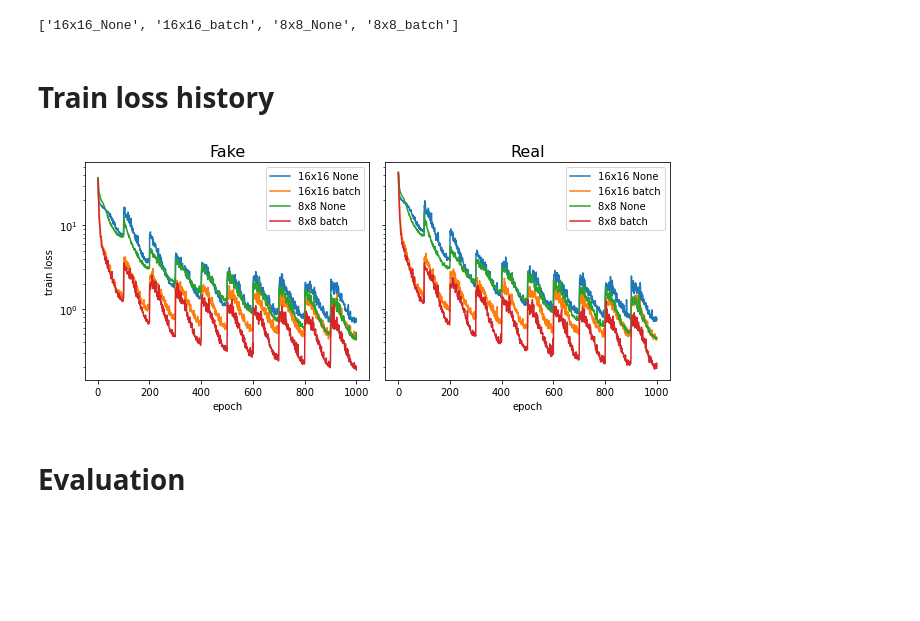
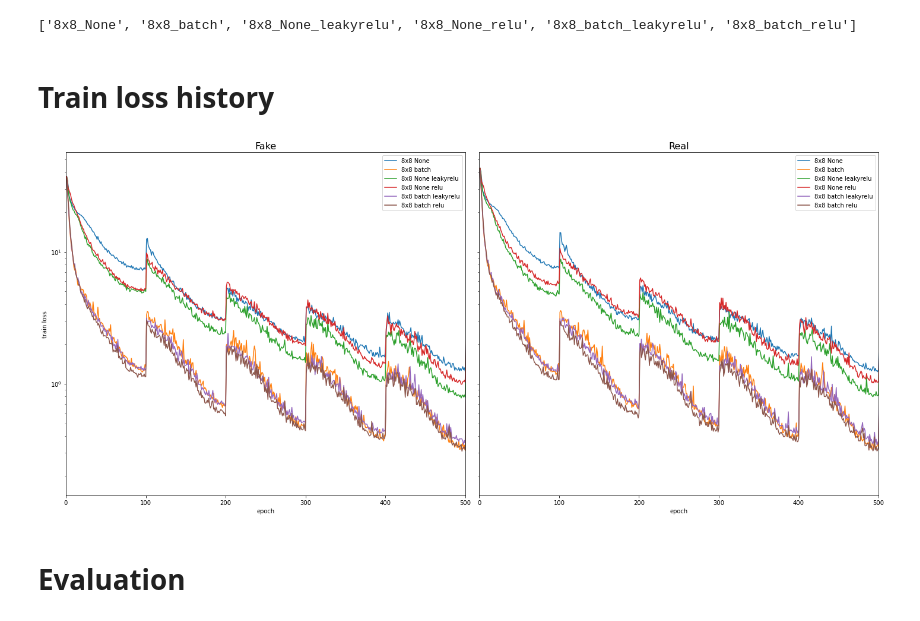
Before and after one commit to pphuangyi/toygan_experiments, a Jupyter notebook: scripts/compare_bert_vitconvdeconv.ipynb, the cells around one changed output. Cells and saved outputs as stored; diff of their text form; code cells hidden in the pictures; blank space fills up the shorter version.

```diff
--- a/scripts/compare_bert_vitconvdeconv.ipynb
+++ b/scripts/compare_bert_vitconvdeconv.ipynb
@@ -6,14 +6,14 @@ import matplotlib.pyplot as plt
 # %%
 path_base = Path('/home/yhuang2/PROJs/LS4GAN/toygan_outdir/toy-adc/vit/pretrain')
 model_types = []
-for model in sorted(path_base.glob('model*')):
+for model in sorted(path_base.glob('model*vitconvdeconv*8*')):
     model_type = model.stem.split('-')[-1]
     model_types.append(model_type)
 
-model_types.remove('16x16_instance')
+# model_types.remove('16x16_instance')
 print(model_types)
 # %% [output]
-['16x16_None', '16x16_batch', '8x8_None', '8x8_batch']
+['8x8_None', '8x8_batch', '8x8_None_leakyrelu', '8x8_None_relu', '8x8_batch_leakyrelu', '8x8_batch_relu']
 # %% [markdown]
 # Train loss history
 # %%
@@ -27,30 +27,31 @@ for model_type in model_types:
 # %%
 def plot_history(
     histories,
     model_types,
-    figsize=(9, 4),
+    figsize=(20, 9),
     save_fname=None
 ):
     fig, axes = plt.subplots(1, 2, figsize=figsize, sharey=True)
     for ax, y_col, title in zip(axes, ['loss_a', 'loss_b'], ['Fake', 'Real']):
         for history, model_type in zip(histories, model_types):
             history.plot(x='epoch', y=y_col, ax=ax, label=model_type.replace('_', ' '))
         ax.set_yscale('log')
         ax.legend()
+        ax.set_xlim(0, 500)
         ax.set_title(title, fontsize=16)
         ax.set_ylabel('train loss')
     plt.subplots_adjust(wspace=0.1)
     plt.tight_layout()
 
     if save_fname:
         fig.savefig(save_fname, bbox_inches='tight', transparent=False, dpi=500)
 plot_history(
     histories,
     model_types,
     save_fname='results/training_loss_history.png'
 )
 # %% [output]
-[figure, old version]
+[figure, new version]
 # %% [markdown]
 # Evaluation
 # %%
```
Also changed, not shown: 7 other files.
